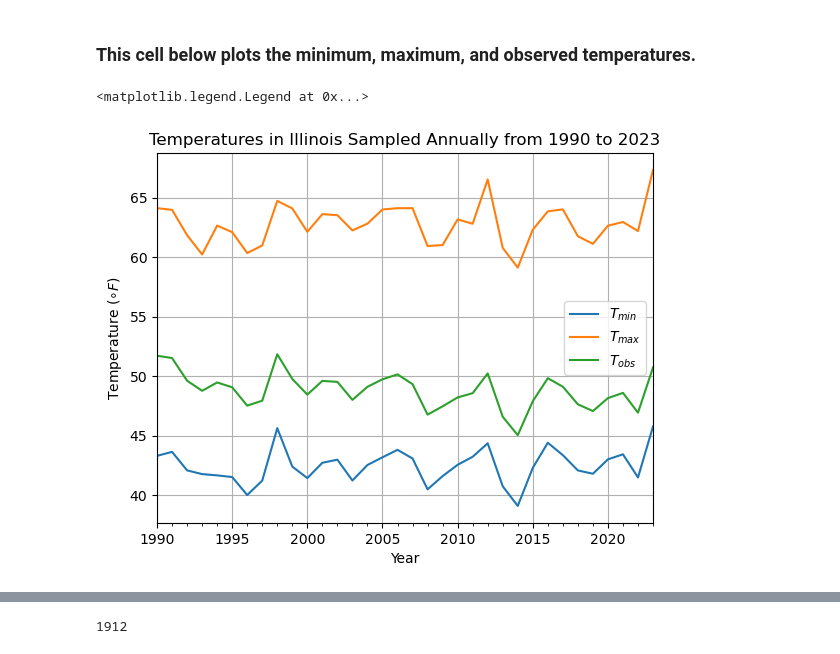
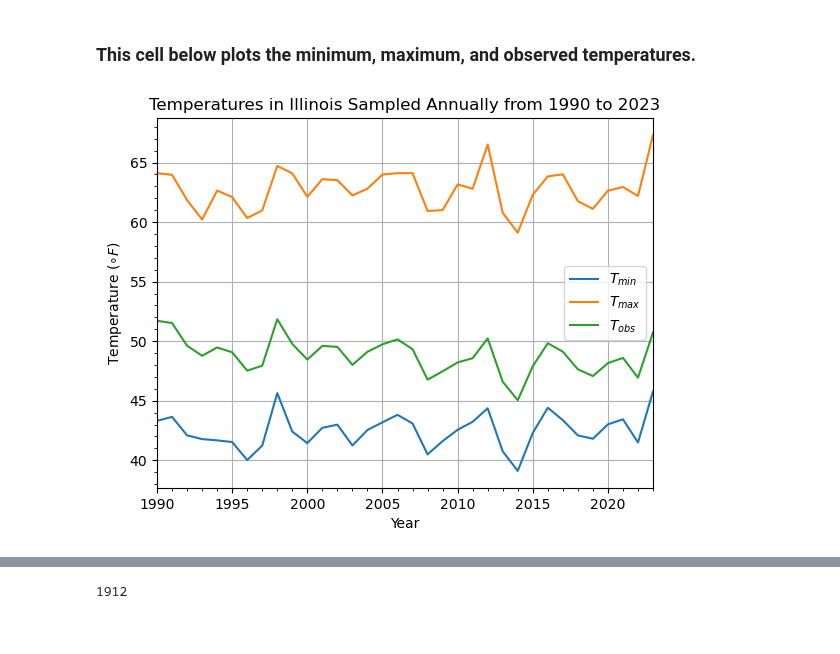
Before and after one commit to hfactor13/IllinoisWeather, a Jupyter notebook: weather_analysis.ipynb, the cells around one changed output, grey strips where cells are left out. Cells and saved outputs as stored; diff of their text form; code cells hidden in the pictures.

```diff
--- a/weather_analysis.ipynb
+++ b/weather_analysis.ipynb
@@ -49,7 +50,7 @@ array([3, 4, 2, 1])
 # %% [markdown]
 ### The function below fixes the length of the time values which are in string form so that they have a fixed length of 4 characters.
 # %%
-def fix_time_length(val):
+def fix_char_length(val):
     if len(val) == 1:
         return "0" + val + "00"
     elif len(val) == 2:
@@ -59,7 +60,7 @@ def fix_time_length(val):
     else:
         return val
 # %%
-raw_weather["time"] = raw_weather["time"].apply(fix_time_length) # fixes the character lengths so that they are at least 4 characters long
+raw_weather["time"] = raw_weather["time"].apply(fix_char_length) # fixes the character lengths so that they are at least 4 characters long
 raw_weather["time"] = raw_weather["time"].apply(lambda x: f"{x[:-2]}:{x[-2:]}:00") # added columns and a seconds placeholder for parsing
 raw_weather["time"] = pd.to_timedelta(raw_weather["time"]) # converts string format to datetime format
 # %%
@@ -127,10 +128,37 @@ transformed_data
 16618318 rows × 13 columns
 # %% [markdown]
 ### This cell below plots the minimum, maximum, and observed temperatures.
-# %%
-ax = (transformed_data[["date","TMIN", "TMAX", "TOBS"]].resample("Y", on = "date").mean() # resample the temperature dataframe over one year (originally was sampled per day)
-      .plot(xlabel = "Year", ylabel = r"Temperature ($\circ F$)", grid = True, title = "Temperatures in Illinois Sampled Annually from 1990 to 2023"))
-ax.legend(loc = "best", labels = [r"$T_{min}$", r"$T_{max}$", r"$T_{obs}$"]) # format the temperature labels
-# %% [output]
-<matplotlib.legend.Legend at 0x...>
-[figure, removed]
+# %%
+# Resample the temperature data annually and calculate the mean
+numeric_data = transformed_data.select_dtypes(include = ["datetime64[ns]", "float"])
+resampled_data = numeric_data.resample("Y", on="date").mean()
+tmin_label = r"$T_{min}$"
+tmax_label = r"$T_{max}$"
+tobs_label = r"$T_{obs}$"
+
+# Plotting TMIN, TMAX, and TOBS
+plt.plot(resampled_data.index.year, resampled_data["TMIN"], label= tmin_label)
+plt.plot(resampled_data.index.year, resampled_data["TMAX"], label= tmax_label)
+plt.plot(resampled_data.index.year, resampled_data["TOBS"], label= tobs_label)
+
+# Set labels and title
+plt.xlabel("Year")
+plt.ylabel(r"Temperature ($\circ F$)")
+plt.title("Temperatures in Illinois Sampled Annually from 1990 to 2023")
+
+# Display the legend
+plt.legend(loc="best")
+
+# Fixes the x-range so that it's between 1990 and 2023
+plt.xlim(resampled_data.index.year.min(), resampled_data.index.year.max())
+
+# Display the grid
+plt.grid()
+
+# Display minor ticks
+plt.minorticks_on()
+
+# Show the plot
+plt.show()
+# %% [output]
+[figure, added]
```
Also changed, not shown: parts of 5 cells of this notebook, 1 other file.
